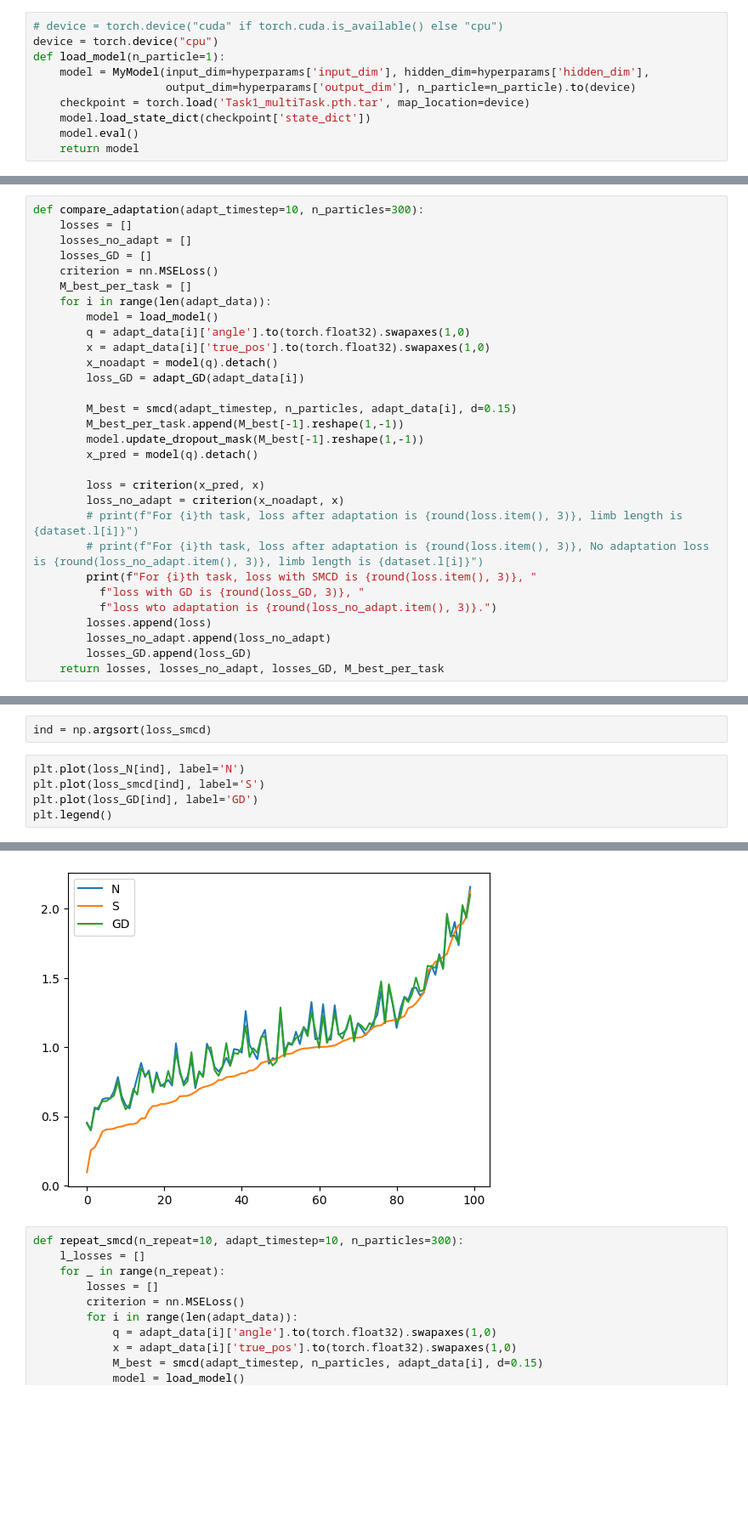
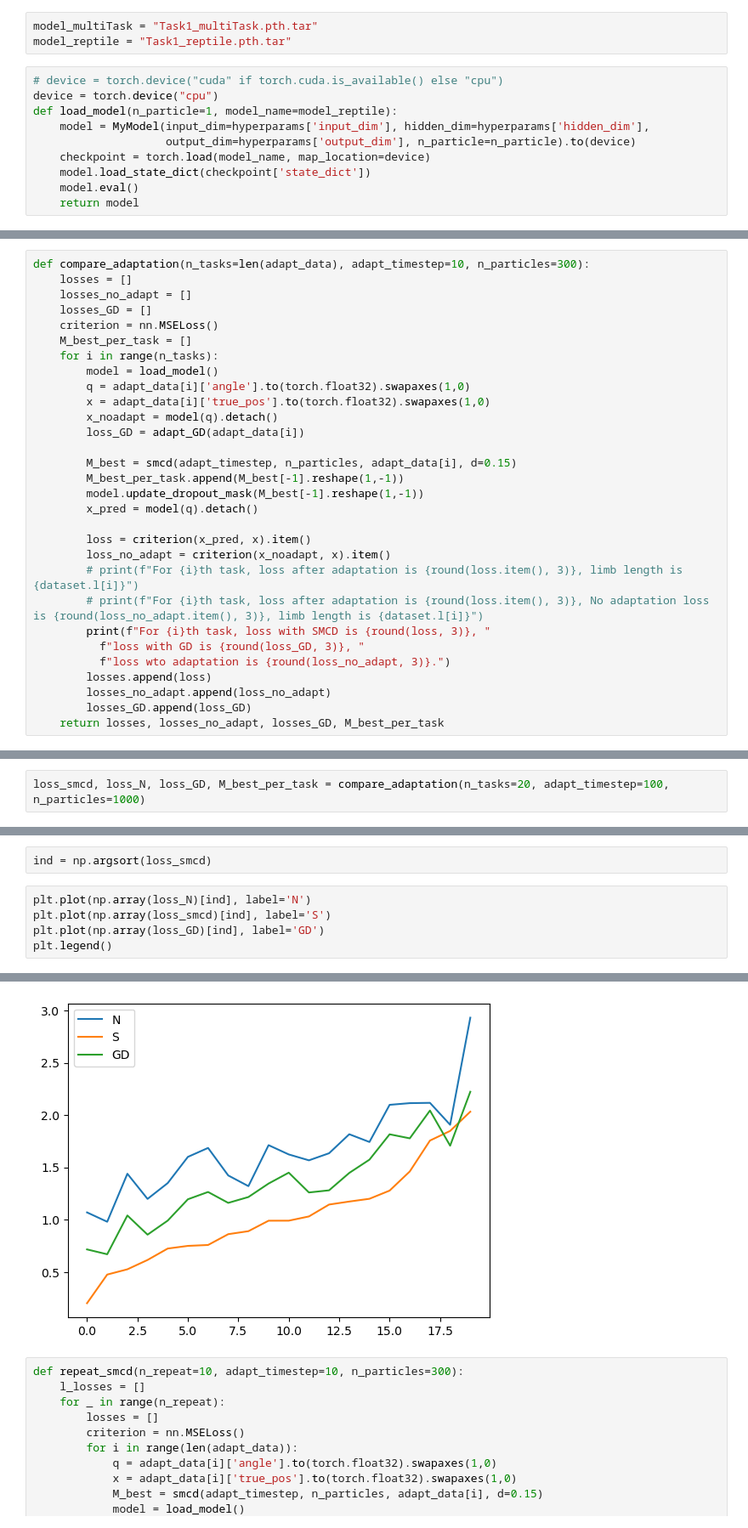
Before and after one commit to yunhao-tech/Sequantial-Monte-Carlo-project, a Jupyter notebook: two_link_arm_smcd.ipynb, the cells around one changed output, grey strips where cells are left out. Shown at 85% size. Drawn from its saved outputs; the diff is of its cells as text; blank space fills up the shorter version.

```diff
--- a/two_link_arm_smcd.ipynb
+++ b/two_link_arm_smcd.ipynb
@@ -27,13 +27,16 @@ hyperparams = {
         }
 # %% [markdown]
 # Load model
+# %%
+model_multiTask = "Task1_multiTask.pth.tar"
+model_reptile = "Task1_reptile.pth.tar"
 # %%
 # device = torch.device("cuda" if torch.cuda.is_available() else "cpu")
 device = torch.device("cpu")
-def load_model(n_particle=1):
+def load_model(n_particle=1, model_name=model_reptile):
     model = MyModel(input_dim=hyperparams['input_dim'], hidden_dim=hyperparams['hidden_dim'],
                     output_dim=hyperparams['output_dim'], n_particle=n_particle).to(device)
-    checkpoint = torch.load('Task1_multiTask.pth.tar', map_location=device)
+    checkpoint = torch.load(model_name, map_location=device)
     model.load_state_dict(checkpoint['state_dict'])
     model.eval()
     return model
@@ -131,13 +120,13 @@ def adapt_GD(adapt_data):
         losses.append(train_on_batch(x_train[mbinds], y_train[mbinds]).item())
     return np.mean(losses)
 # %%
-def compare_adaptation(adapt_timestep=10, n_particles=300):
+def compare_adaptation(n_tasks=len(adapt_data), adapt_timestep=10, n_particles=300):
     losses = []
     losses_no_adapt = []
     losses_GD = []
     criterion = nn.MSELoss()
     M_best_per_task = []
-    for i in range(len(adapt_data)):
+    for i in range(n_tasks):
         model = load_model()
         q = adapt_data[i]['angle'].to(torch.float32).swapaxes(1,0)
         x = adapt_data[i]['true_pos'].to(torch.float32).swapaxes(1,0)
@@ -149,13 +138,13 @@ def compare_adaptation(adapt_timestep=10, n_particles=300):
         model.update_dropout_mask(M_best[-1].reshape(1,-1))
         x_pred = model(q).detach()
 
-        loss = criterion(x_pred, x)
-        loss_no_adapt = criterion(x_noadapt, x)
+        loss = criterion(x_pred, x).item()
+        loss_no_adapt = criterion(x_noadapt, x).item()
         # print(f"For {i}th task, loss after adaptation is {round(loss.item(), 3)}, limb length is {dataset.l[i]}")
         # print(f"For {i}th task, loss after adaptation is {round(loss.item(), 3)}, No adaptation loss is {round(loss_no_adapt.item(), 3)}, limb length is {dataset.l[i]}")
-        print(f"For {i}th task, loss with SMCD is {round(loss.item(), 3)}, "
+        print(f"For {i}th task, loss with SMCD is {round(loss, 3)}, "
           f"loss with GD is {round(loss_GD, 3)}, "
-          f"loss wto adaptation is {round(loss_no_adapt.item(), 3)}.")
+          f"loss wto adaptation is {round(loss_no_adapt, 3)}.")
         losses.append(loss)
         losses_no_adapt.append(loss_no_adapt)
         losses_GD.append(loss_GD)
@@ -188,0 +152,2 @@ loss_GD = np.load('loss_GD.npy')
+# %%
+loss_smcd, loss_N, loss_GD, M_best_per_task = compare_adaptation(n_tasks=20, adapt_timestep=100, n_particles=1000)
@@ -189,13 +168,13 @@ loss_GD = np.load('loss_GD.npy')
 # %%
 ind = np.argsort(loss_smcd)
 # %%
-plt.plot(loss_N[ind], label='N')
-plt.plot(loss_smcd[ind], label='S')
-plt.plot(loss_GD[ind], label='GD')
+plt.plot(np.array(loss_N)[ind], label='N')
+plt.plot(np.array(loss_smcd)[ind], label='S')
+plt.plot(np.array(loss_GD)[ind], label='GD')
 plt.legend()
 # %% [output]
 <matplotlib.legend.Legend at 0x...>
-[figure, old version]
+[figure, new version]
 # %%
 def repeat_smcd(n_repeat=10, adapt_timestep=10, n_particles=300):
     l_losses = []
```
Also changed, not shown: parts of 12 cells of this notebook, 10 other files.
